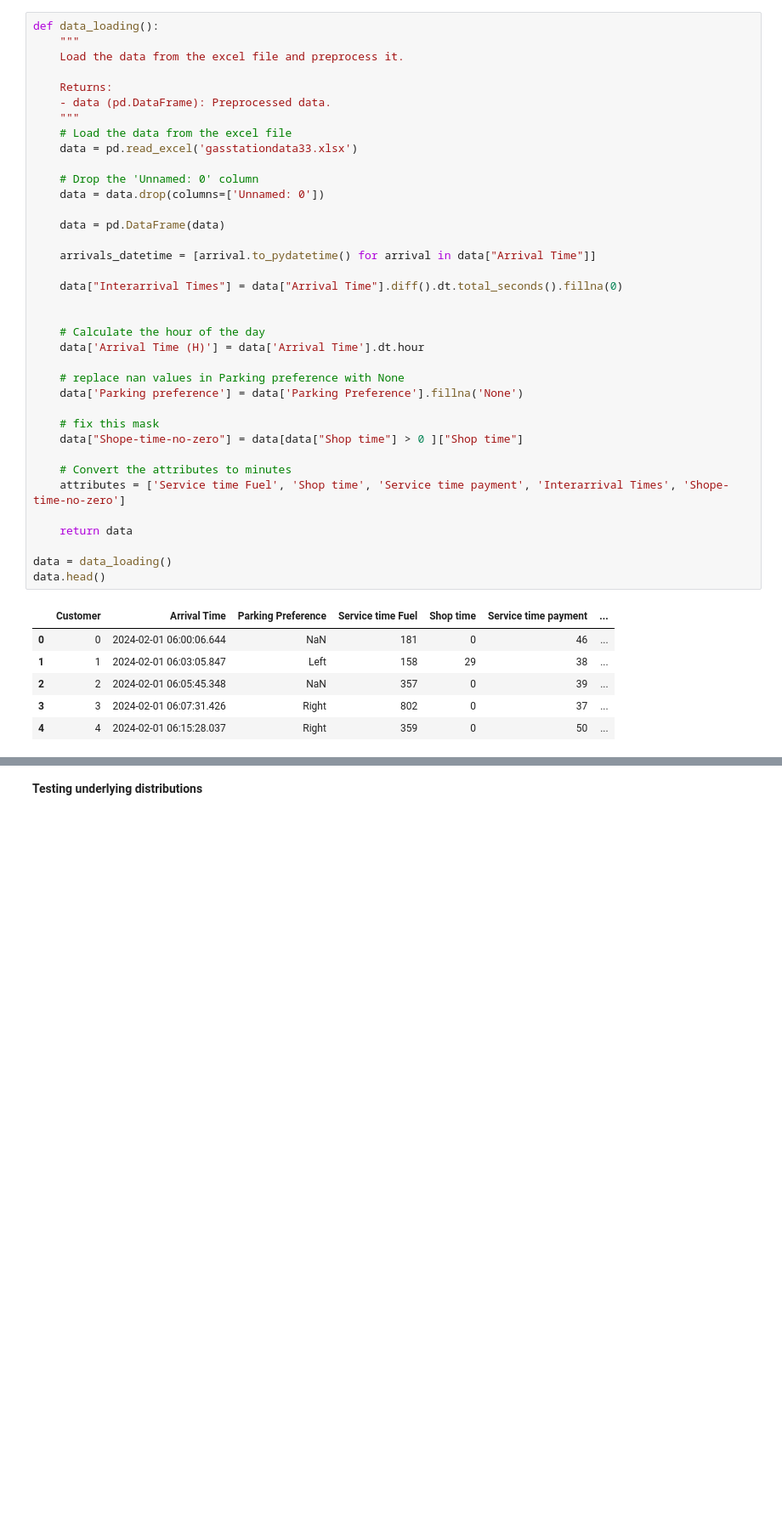
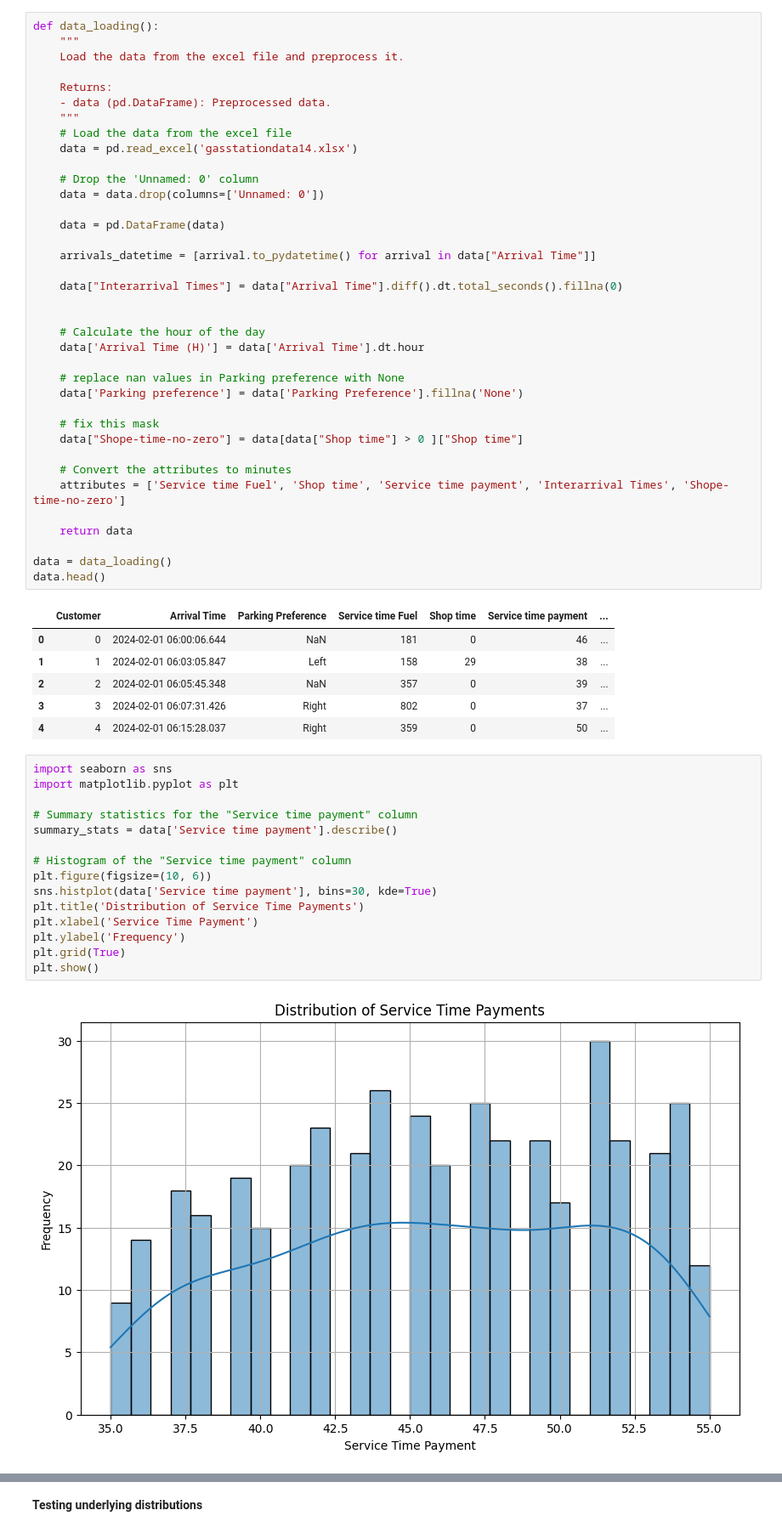
Before and after one commit to stilxam/StochasticSimulations, a Jupyter notebook: assignments/three/data_exploration.ipynb, the cells around one changed output, grey strips where cells are left out. Shown at 85% size. Saved outputs shown, nothing was run; the diff lists cells and outputs as text; blank space fills up the shorter version.

Commit message:
graphs added
service time payment finalized

```diff
--- a/assignments/three/data_exploration.ipynb
+++ b/assignments/three/data_exploration.ipynb
@@ -18,7 +18,7 @@ def data_loading():
     - data (pd.DataFrame): Preprocessed data.
     """
     # Load the data from the excel file
-    data = pd.read_excel('gasstationdata33.xlsx')
+    data = pd.read_excel('gasstationdata14.xlsx')
 
     # Drop the 'Unnamed: 0' column
     data = data.drop(columns=['Unnamed: 0'])
@@ -53,3 +53,20 @@ data.head()
 | 2 | 2 | 2024-02-01 06:05:45.348 | NaN | 357 | 0 | 39 | ... |
 | 3 | 3 | 2024-02-01 06:07:31.426 | Right | 802 | 0 | 37 | ... |
 | 4 | 4 | 2024-02-01 06:15:28.037 | Right | 359 | 0 | 50 | ... |
+# %%
+import seaborn as sns
+import matplotlib.pyplot as plt
+
+# Summary statistics for the "Service time payment" column
+summary_stats = data['Service time payment'].describe()
+
+# Histogram of the "Service time payment" column
+plt.figure(figsize=(10, 6))
+sns.histplot(data['Service time payment'], bins=30, kde=True)
+plt.title('Distribution of Service Time Payments')
+plt.xlabel('Service Time Payment')
+plt.ylabel('Frequency')
+plt.grid(True)
+plt.show()
+# %% [output]
+[figure, added]
```
Also changed, not shown: parts of 6 cells of this notebook.
